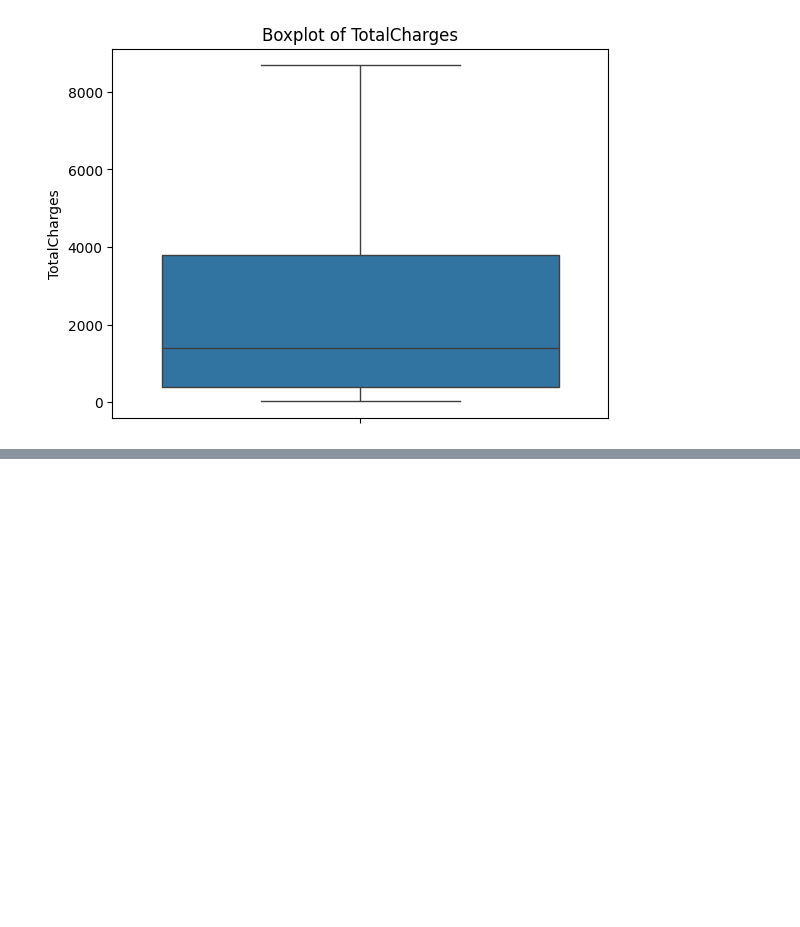
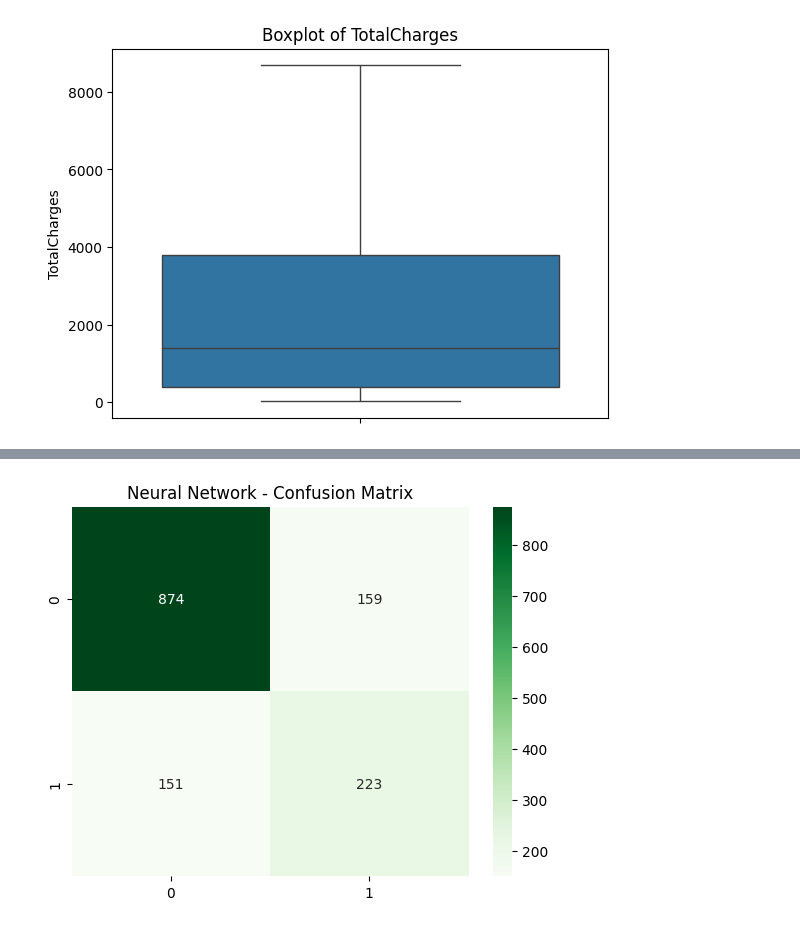
Before and after one commit to AayeshaF/Telco_Churn_Prediction, a Jupyter notebook: CustomerChurnPrediction.ipynb, the cells around one changed output, grey strips where cells are left out. Cells and saved outputs as stored; diff of their text form; code cells hidden in the pictures; blank space fills up the shorter version.

```diff
--- a/CustomerChurnPrediction.ipynb
+++ b/CustomerChurnPrediction.ipynb
@@ -289,0 +426,22 @@ for col in num_cols:
+# %%
+model = keras.Sequential([
+    layers.Dense(64, activation='relu', input_shape=(X_train.shape[1],)),
+    layers.Dropout(0.2),
+    layers.Dense(32, activation='relu'),
+    layers.Dropout(0.2),
+    layers.Dense(1, activation='sigmoid')   # Binary output
+])
+# %%
+model.compile(
+    optimizer='adam',
+    loss='binary_crossentropy',
+    metrics=['accuracy']
+)
+# %%
+history = model.fit(
+    X_train, y_train,
+    epochs=50,
+    batch_size=32,
+    validation_split=0.2,
+    verbose=1
+)
@@ -289,0 +472,3 @@ for col in num_cols:
+# %%
+y_pred_prob = model.predict(X_test)
+y_pred_tf = (y_pred_prob > 0.5).astype(int)
@@ -289,0 +501,8 @@ for col in num_cols:
+# %%
+cm_tf = confusion_matrix(y_test, y_pred_tf)
+
+sns.heatmap(cm_tf, annot=True, fmt='d', cmap='Greens')
+plt.title("Neural Network - Confusion Matrix")
+plt.show()
+# %% [output]
+[figure, added]
```
Also changed, not shown: parts of 16 cells of this notebook.
